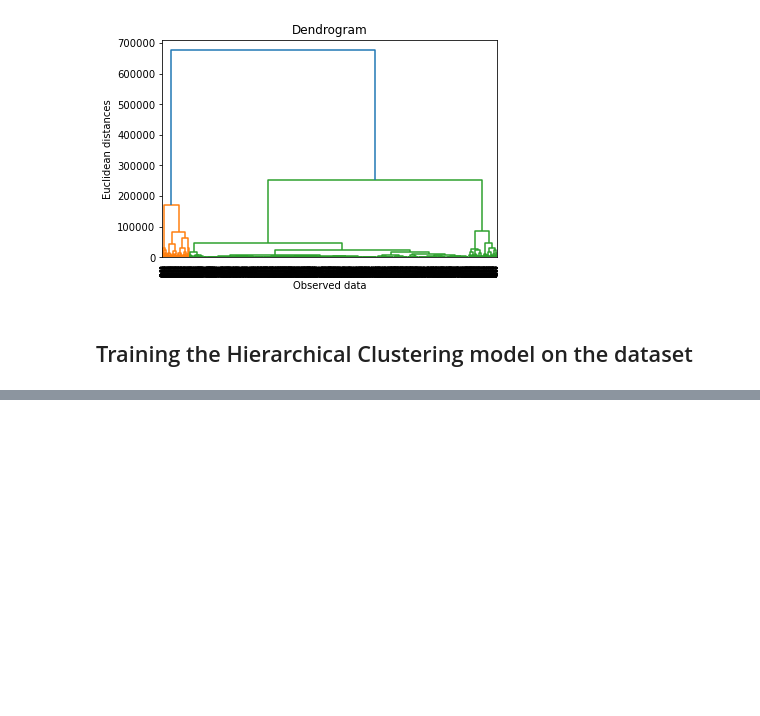
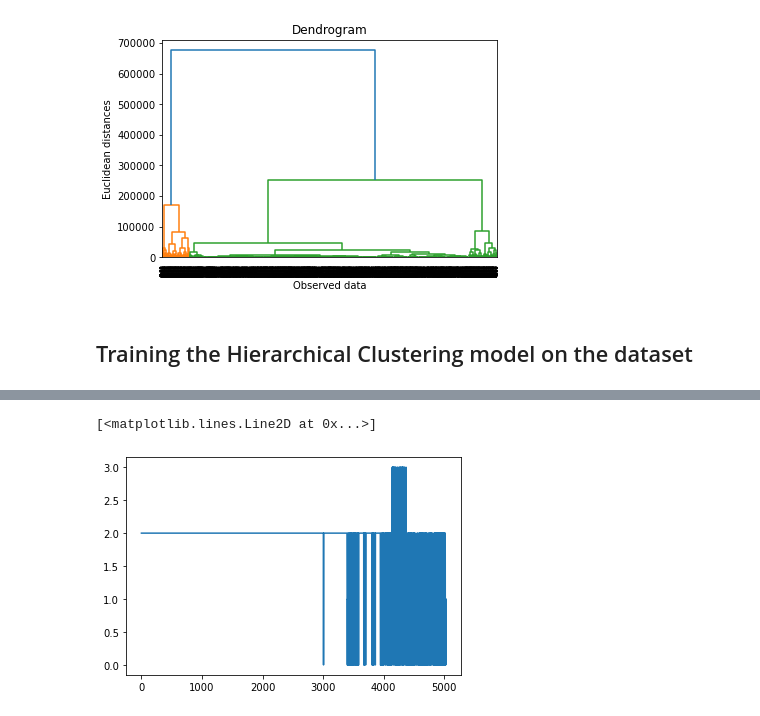
Before and after one commit to peymanDWR/Clustering_Ion-dataset_in_Delta, a Jupyter notebook: hierarchical_clustering.ipynb, the cells around one changed output, grey strips where cells are left out. Saved outputs shown, nothing was run; the diff lists cells and outputs as text; code cells hidden in the pictures; blank space fills up the shorter version.

```diff
--- a/hierarchical_clustering.ipynb
+++ b/hierarchical_clustering.ipynb
@@ -56,0 +68,5 @@ y_hc = hc.fit_predict(X)
+# %%
+plt.plot(dataset['hc'])
+# %% [output]
+[<matplotlib.lines.Line2D at 0x...>]
+[figure, added]
```
Also changed, not shown: parts of 8 cells of this notebook, 2 other files.
